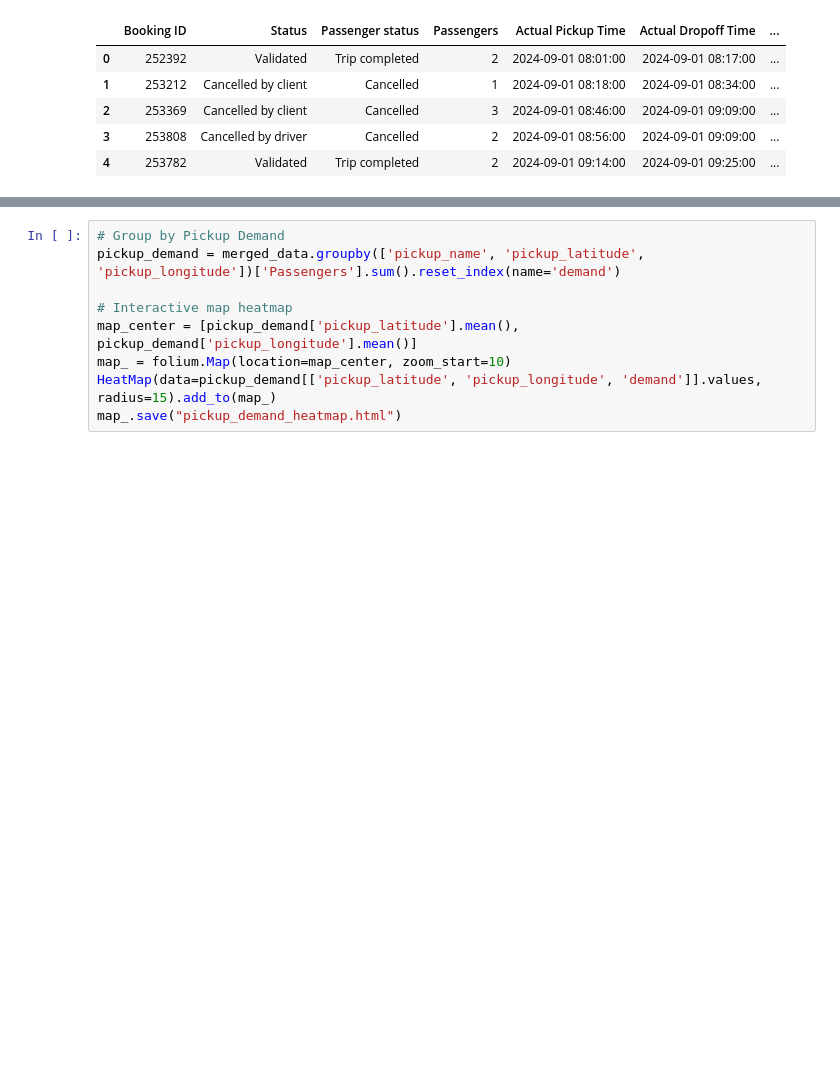
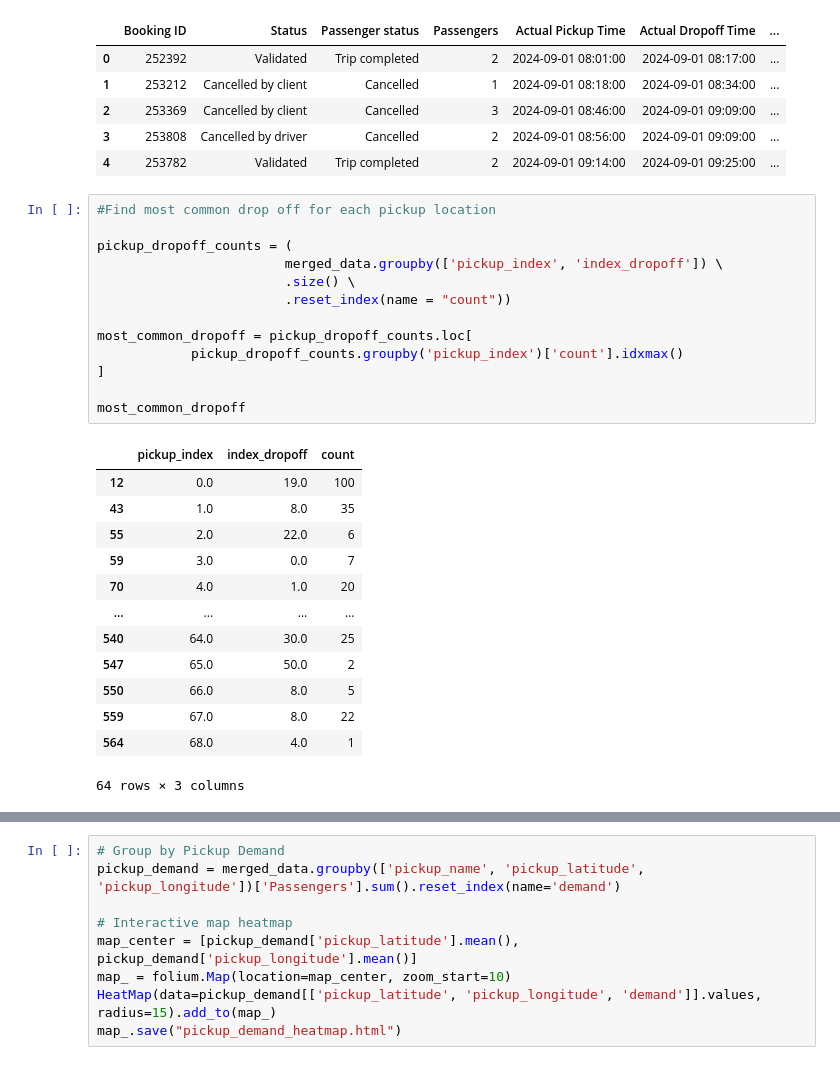
Before and after one commit to nairjayesh/vgi_hackathon_2024, a Jupyter notebook: data.ipynb, the cells around one changed output, grey strips where cells are left out. Drawn from its saved outputs; the diff is of its cells as text; blank space fills up the shorter version.

```diff
--- a/data.ipynb
+++ b/data.ipynb
@@ -56,3 +57,30 @@ merged_data.head()
 | 2 | 253369 | Cancelled by client | Cancelled | 3 | 2024-09-01 08:46:00 | 2024-09-01 09:09:00 | ... |
 | 3 | 253808 | Cancelled by driver | Cancelled | 2 | 2024-09-01 08:56:00 | 2024-09-01 09:09:00 | ... |
 | 4 | 253782 | Validated | Trip completed | 2 | 2024-09-01 09:14:00 | 2024-09-01 09:25:00 | ... |
+# %%
+#Find most common drop off for each pickup location
+
+pickup_dropoff_counts = (
+                        merged_data.groupby(['pickup_index', 'index_dropoff']) \
+                        .size() \
+                        .reset_index(name = "count"))
+
+most_common_dropoff = pickup_dropoff_counts.loc[
+            pickup_dropoff_counts.groupby('pickup_index')['count'].idxmax()
+]
+
+most_common_dropoff
+# %% [output]
+|  | pickup_index | index_dropoff | count |
+| 12 | 0.0 | 19.0 | 100 |
+| 43 | 1.0 | 8.0 | 35 |
+| 55 | 2.0 | 22.0 | 6 |
+| 59 | 3.0 | 0.0 | 7 |
+| 70 | 4.0 | 1.0 | 20 |
+| ... | ... | ... | ... |
+| 540 | 64.0 | 30.0 | 25 |
+| 547 | 65.0 | 50.0 | 2 |
+| 550 | 66.0 | 8.0 | 5 |
+| 559 | 67.0 | 8.0 | 22 |
+| 564 | 68.0 | 4.0 | 1 |
+64 rows × 3 columns
```
Also changed, not shown: parts of 5 cells of this notebook.
